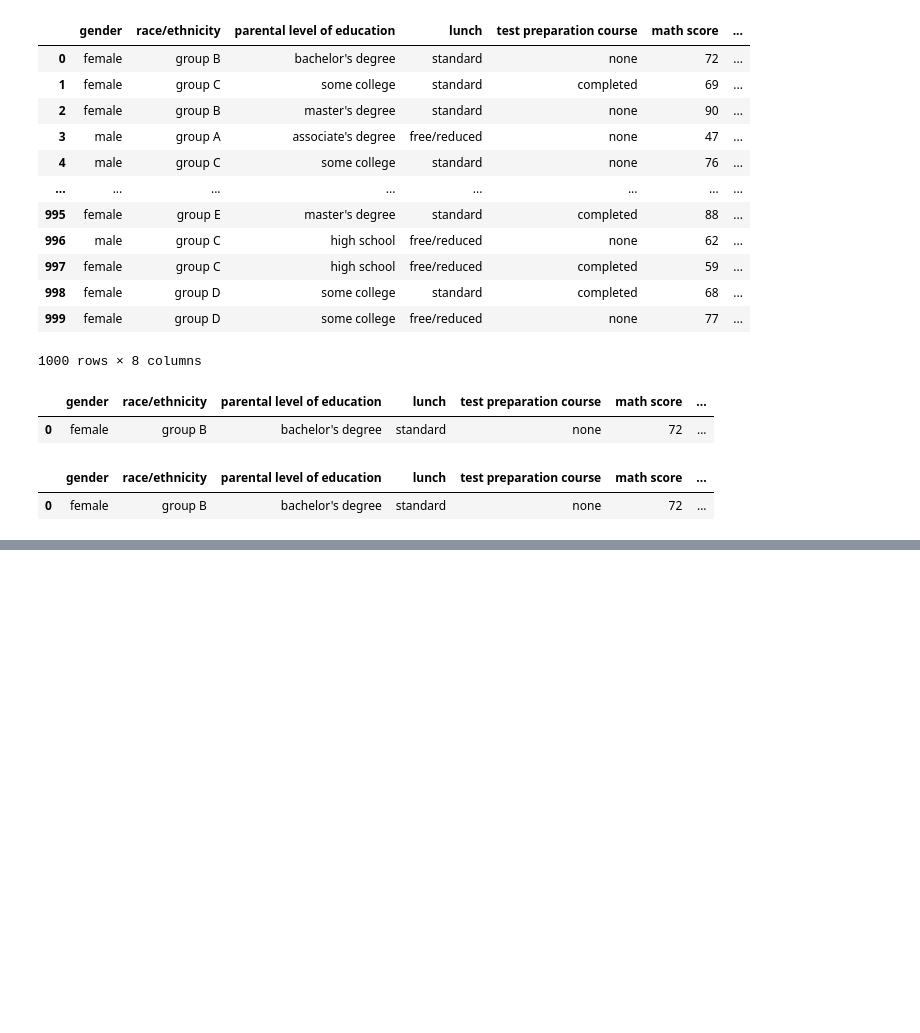
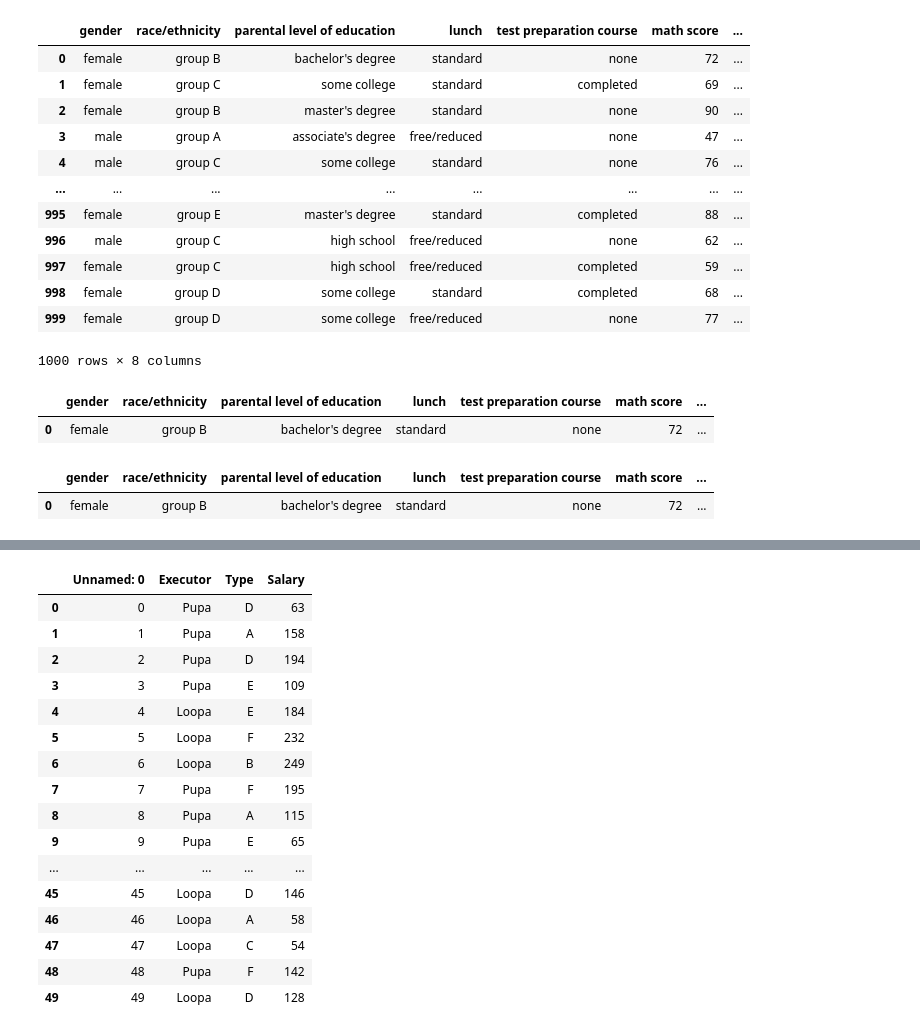
Before and after one commit to IANovoselov/data_science, a Jupyter notebook: data_science.ipynb, the cells around one changed output, grey strips where cells are left out. Saved outputs shown, nothing was run; the diff lists cells and outputs as text; code cells hidden in the pictures; blank space fills up the shorter version.

```diff
--- a/data_science.ipynb
+++ b/data_science.ipynb
@@ -321,0 +340,21 @@ csv.iloc[[0]]
+# %%
+csv = pd.read_csv('accountancy.csv')
+csv
+# %% [output]
+|  | Unnamed: 0 | Executor | Type | Salary |
+| 0 | 0 | Pupa | D | 63 |
+| 1 | 1 | Pupa | A | 158 |
+| 2 | 2 | Pupa | D | 194 |
+| 3 | 3 | Pupa | E | 109 |
+| 4 | 4 | Loopa | E | 184 |
+| 5 | 5 | Loopa | F | 232 |
+| 6 | 6 | Loopa | B | 249 |
+| 7 | 7 | Pupa | F | 195 |
+| 8 | 8 | Pupa | A | 115 |
+| 9 | 9 | Pupa | E | 65 |
+| ... | ... | ... | ... | ... |
+| 45 | 45 | Loopa | D | 146 |
+| 46 | 46 | Loopa | A | 58 |
+| 47 | 47 | Loopa | C | 54 |
+| 48 | 48 | Pupa | F | 142 |
+| 49 | 49 | Loopa | D | 128 |
```
Also changed, not shown: parts of 8 cells of this notebook, 1 other file.
